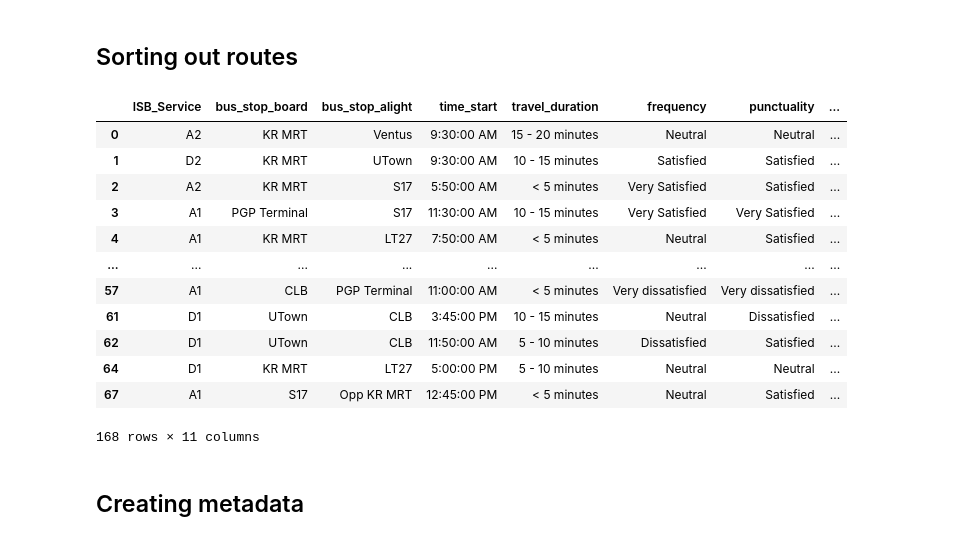
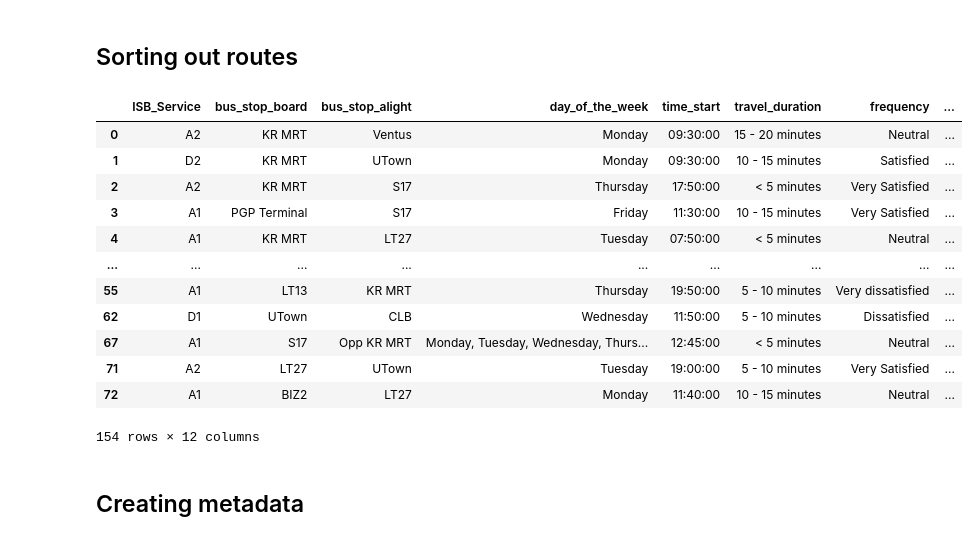
Before and after one commit to angelynnnnn/Optimizing-Public-Transport-Data, a Jupyter notebook: testsynthesise.ipynb, the cells around one changed output. Saved outputs shown, nothing was run; the diff lists cells and outputs as text; code cells hidden in the pictures.

```diff
--- a/testsynthesise.ipynb
+++ b/testsynthesise.ipynb
@@ -144,0 +164,23 @@ data
+# %%
+# Making sure the timings stated in specific 3 trips are within the hours they come to school
+
+def check_time_in_range(travel_hours, actual_time):
+    # Check if time_start is NaN
+    if pd.isnull(actual_time):
+        return None
+
+    time_ranges = travel_hours.split(', ')  # Split string into individual time ranges
+
+    for time_range in time_ranges:
+        start_str, end_str = time_range.split(' - ')  # Split each range into start and end times
+        start_time = datetime.strptime(start_str, '%H%M').time()  # Convert to time object
+        end_time = datetime.strptime(end_str, '%H%M').time()  # Convert to time object
+
+        # Check if the actual_time falls within the current range
+        if start_time <= actual_time <= end_time:
+            return actual_time
+    return "error"
+
+# Apply the function to each 'time_start' column
+for i in ['time_start_trip_1', 'time_start_trip_2', 'time_start_trip_3']:
+    data[i] = data.apply(lambda row: check_time_in_range(row['travel_hours'], row[i]), axis=1)
@@ -147,23 +234,24 @@ data
 # %%
 trip1 = data[['ISB_Service_trip_1',
        'bus_stop_board_trip_1', 'bus_stop_alight_trip_1',
-       'time_start_trip_1', 'travel_duration_trip_1',
+       'day_of_the_week_trip_1', 'time_start_trip_1', 'travel_duration_trip_1',
        'frequency_trip_1', 'punctuality_trip_1', 'cleanliness_trip_1',
        'safety_trip_1', 'coverage_trip_1', 'crowdedness_trip_1']]
 
 trip2 = data[['ISB_Service_trip_2', 'bus_stop_board_trip_2', 'bus_stop_alight_trip_2',
-       'time_start_trip_2', 'travel_duration_trip_2',
+       'day_of_the_week_trip_2', 'time_start_trip_2', 'travel_duration_trip_2',
        'frequency_trip_2', 'punctuality_trip_2', 'cleanliness_trip_2',
        'safety_trip_2', 'coverage_trip_2', 'crowdedness_trip_2']]
 
 trip3 = data[['ISB_Service_trip_3', 'bus_stop_board_trip_3', 'bus_stop_alight_trip_3',
-       'time_start_trip_3', 'travel_duration_trip_3',
+       'day_of_the_week_trip_3', 'time_start_trip_3', 'travel_duration_trip_3',
        'frequency_trip_3', 'punctuality_trip_3', 'cleanliness_trip_3',
        'safety_trip_3', 'coverage_trip_3', 'crowdedness_trip_3']]
 
 trip1.rename(columns={'ISB_Service_trip_1': 'ISB_Service',
                      'bus_stop_board_trip_1': 'bus_stop_board',
                      'bus_stop_alight_trip_1' : 'bus_stop_alight',
+                     'day_of_the_week_trip_1' : 'day_of_the_week',
                      'time_start_trip_1': 'time_start',
                      'travel_duration_trip_1': 'travel_duration',
                      'frequency_trip_1': 'frequency',
@@ -176,47 +264,53 @@ trip1.rename(columns={'ISB_Service_trip_1': 'ISB_Service',
 trip2.rename(columns={'ISB_Service_trip_2': 'ISB_Service',
                      'bus_stop_board_trip_2': 'bus_stop_board',
                      'bus_stop_alight_trip_2' : 'bus_stop_alight',
+                     'day_of_the_week_trip_2' : 'day_of_the_week',
                      'time_start_trip_2': 'time_start',
                      'travel_duration_trip_2': 'travel_duration',
                      'frequency_trip_2': 'frequency',
                      'punctuality_trip_2': 'punctuality',
                      'cleanliness_trip_2': 'cleanliness',
                      'safety_trip_2': 'safety',
                      'coverage_trip_2': 'coverage',
                      'crowdedness_trip_2': 'crowdedness'
                      }, inplace=True)
 trip3.rename(columns={'ISB_Service_trip_3': 'ISB_Service',
                      'bus_stop_board_trip_3': 'bus_stop_board',
                      'bus_stop_alight_trip_3' : 'bus_stop_alight',
+                     'day_of_the_week_trip_3' : 'day_of_the_week',
                      'time_start_trip_3': 'time_start',
                      'travel_duration_trip_3': 'travel_duration',
                      'frequency_trip_3': 'frequency',
                      'punctuality_trip_3': 'punctuality',
                      'cleanliness_trip_3': 'cleanliness',
                      'safety_trip_3': 'safety',
                      'coverage_trip_3': 'coverage',
                      'crowdedness_trip_3': 'crowdedness'
                      }, inplace=True)
 
 routedata = pd.concat([trip1, trip2, trip3], axis=0)
 
 routedata = routedata.dropna()
 
+routedata = routedata[routedata['time_start'] != 'error']
+
+routedata['day_of_the_week'] = routedata['day_of_the_week'].apply(lambda x: ', '.join(x))
+
 routedata
 # %% [output]
-|  | ISB_Service | bus_stop_board | bus_stop_alight | time_start | travel_duration | frequency | punctuality | ... |
-| 0 | A2 | KR MRT | Ventus | 9:30:00 AM | 15 - 20 minutes | Neutral | Neutral | ... |
-| 1 | D2 | KR MRT | UTown | 9:30:00 AM | 10 - 15 minutes | Satisfied | Satisfied | ... |
-| 2 | A2 | KR MRT | S17 | 5:50:00 AM | < 5 minutes | Very Satisfied | Satisfied | ... |
-| 3 | A1 | PGP Terminal | S17 | 11:30:00 AM | 10 - 15 minutes | Very Satisfied | Very Satisfied | ... |
-| 4 | A1 | KR MRT | LT27 | 7:50:00 AM | < 5 minutes | Neutral | Satisfied | ... |
+|  | ISB_Service | bus_stop_board | bus_stop_alight | day_of_the_week | time_start | travel_duration | frequency | ... |
+| 0 | A2 | KR MRT | Ventus | Monday | 09:30:00 | 15 - 20 minutes | Neutral | ... |
+| 1 | D2 | KR MRT | UTown | Monday | 09:30:00 | 10 - 15 minutes | Satisfied | ... |
+| 2 | A2 | KR MRT | S17 | Thursday | 17:50:00 | < 5 minutes | Very Satisfied | ... |
+| 3 | A1 | PGP Terminal | S17 | Friday | 11:30:00 | 10 - 15 minutes | Very Satisfied | ... |
+| 4 | A1 | KR MRT | LT27 | Tuesday | 07:50:00 | < 5 minutes | Neutral | ... |
 | ... | ... | ... | ... | ... | ... | ... | ... | ... |
-| 57 | A1 | CLB | PGP Terminal | 11:00:00 AM | < 5 minutes | Very dissatisfied | Very dissatisfied | ... |
-| 61 | D1 | UTown | CLB | 3:45:00 PM | 10 - 15 minutes | Neutral | Dissatisfied | ... |
-| 62 | D1 | UTown | CLB | 11:50:00 AM | 5 - 10 minutes | Dissatisfied | Satisfied | ... |
-| 64 | D1 | KR MRT | LT27 | 5:00:00 PM | 5 - 10 minutes | Neutral | Neutral | ... |
-| 67 | A1 | S17 | Opp KR MRT | 12:45:00 PM | < 5 minutes | Neutral | Satisfied | ... |
+| 55 | A1 | LT13 | KR MRT | Thursday | 19:50:00 | 5 - 10 minutes | Very dissatisfied | ... |
+| 62 | D1 | UTown | CLB | Wednesday | 11:50:00 | 5 - 10 minutes | Dissatisfied | ... |
+| 67 | A1 | S17 | Opp KR MRT | Monday, Tuesday, Wednesday, Thurs... | 12:45:00 | < 5 minutes | Neutral | ... |
+| 71 | A2 | LT27 | UTown | Tuesday | 19:00:00 | 5 - 10 minutes | Very Satisfied | ... |
+| 72 | A1 | BIZ2 | LT27 | Monday | 11:40:00 | 10 - 15 minutes | Neutral | ... |
-168 rows × 11 columns
+154 rows × 12 columns
 # %% [markdown]
 ## Creating metadata
 # %% [markdown]
```
Also changed, not shown: parts of 12 cells of this notebook.
